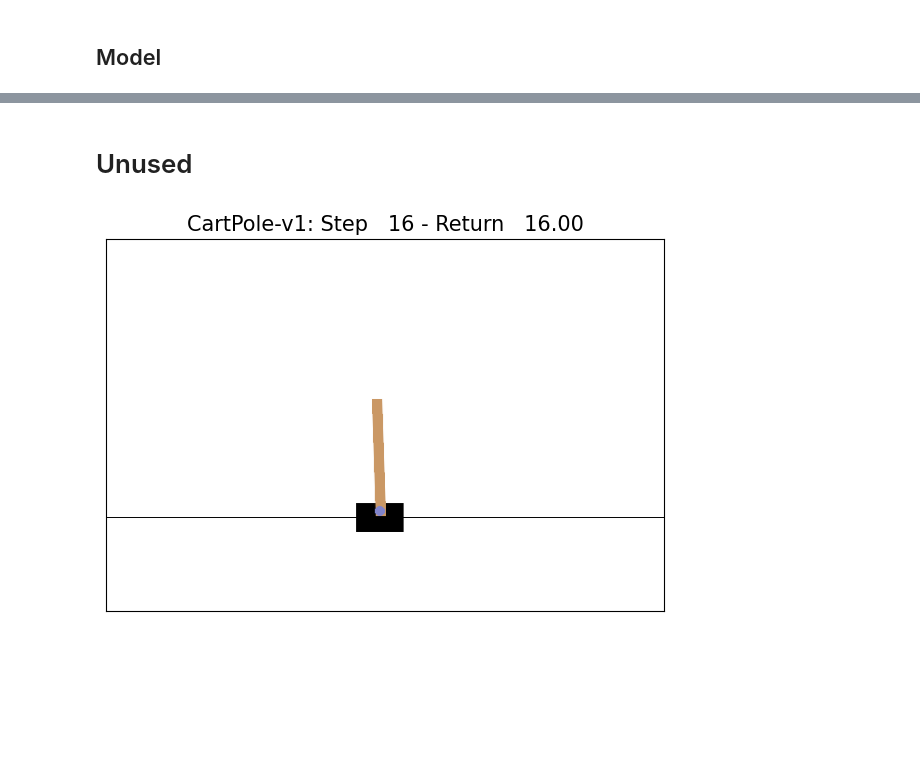
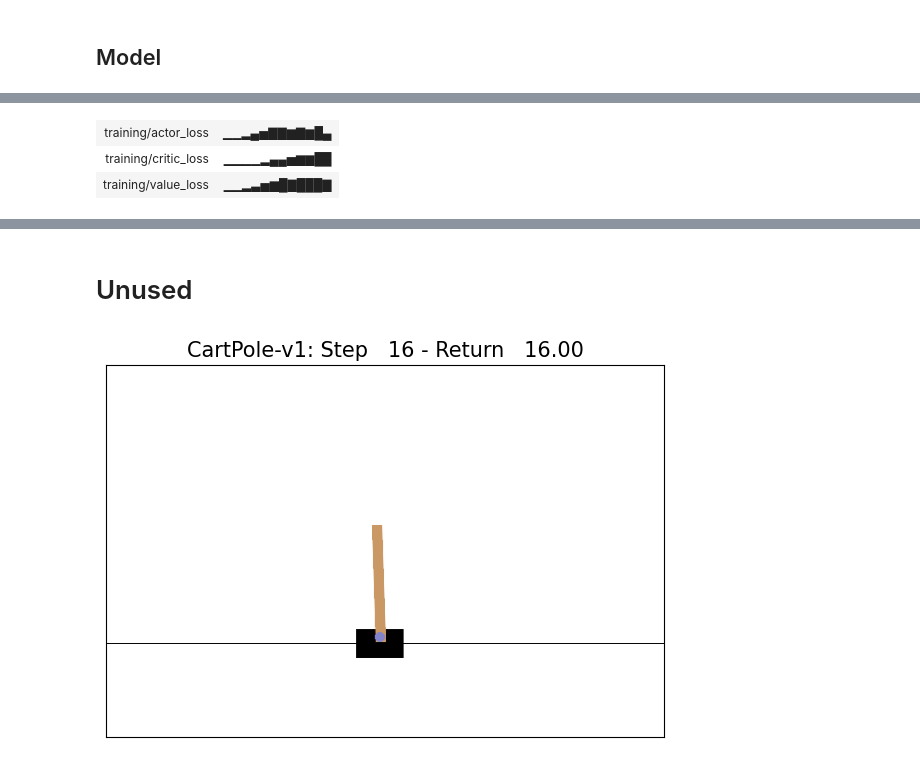
Before and after one commit to Dcyaprogrammer/UEWMIG, a Jupyter notebook: ExplorerDiscreteContinuousGymnax.ipynb, the cells around one changed output, grey strips where cells are left out. Drawn from its saved outputs; the diff is of its cells as text; code cells hidden in the pictures; blank space fills up the shorter version.

```diff
--- a/ExplorerDiscreteContinuousGymnax.ipynb
+++ b/ExplorerDiscreteContinuousGymnax.ipynb
@@ -874,11 +872,14 @@ os.environ["XLA_FLAGS"] = "--xla_gpu_triton_gemm_any=True"
 # %% [markdown]
 ## config
 # %%
+env, env_params = gymnax.make(env_name)
+
 class IQLConfig(BaseModel):
     # GENERAL
     algo: str = "IQL"
     project: str = "train-IQL"
-    env_name: str = "CartPole-v1"
+    env_name: str = env_name
+    num_actions: int = env.action_space(env_params).n
     seed: int = 42
     eval_episodes: int = 5
     log_interval: int = 100
@@ -1162,7 +1126,7 @@ class IQL(object):
             critic_params: flax.core.FrozenDict[str, Any]
         ) -> jnp.ndarray:
             q1, q2 = train_state.critic.apply_fn(
-                critic_params, batch.observations, batch.actions
+                critic_params, batch.observations, batch.actions, config.num_actions
             )
             critic_loss = ((q1 - target_q) ** 2 + (q2 - target_q) ** 2).mean()
             return critic_loss
@@ -1177,7 +1141,7 @@ class IQL(object):
         self, train_state: IQLTrainState, batch: Transition, config: IQLConfig
     ) -> Tuple["IQLTrainState", Dict]:
         q1, q2 = train_state.target_critic.apply_fn(
-            train_state.target_critic.params, batch.observations, batch.actions
+            train_state.target_critic.params, batch.observations, batch.actions, config.num_actions
         )
         q = jax.lax.stop_gradient(jnp.minimum(q1, q2))
         def value_loss_fn(value_params: flax.core.FrozenDict[str, Any]) -> jnp.ndarray:
@@ -1194,7 +1158,7 @@ class IQL(object):
     ) -> Tuple["IQLTrainState", Dict]:
         v = train_state.value.apply_fn(train_state.value.params, batch.observations)
         q1, q2 = train_state.critic.apply_fn(
-            train_state.target_critic.params, batch.observations, batch.actions
+            train_state.target_critic.params, batch.observations, batch.actions, config.num_actions
         )
         q = jnp.minimum(q1, q2)
         exp_a = jnp.exp((q - v) * config.beta)
@@ -1254,0 +1418,67 @@ class IQL(object):
+# %%
+if __name__ == "__main__":
+    wandb.init(config=iql_config, project=iql_config.project)
+
+    rng = jax.random.PRNGKey(iql_config.seed)
+    rng, _rng = jax.random.split(rng)
+
+    env, env_params = gymnax.make(iql_config.env_name)
+
+    # create train_state
+    example_batch: Transition = jax.tree_util.tree_map(lambda x: x[0], buffer)
+    train_state: IQLTrainState = create_iql_train_state(
+        _rng,
+        example_batch.observations,
+        example_batch.actions,
+        iql_config,
+    )
+
+    algo = IQL()
+    update_fn = jax.jit(algo.update_n_times, static_argnums=(3,))
+    act_fn = jax.jit(algo.get_action)
+    num_steps = iql_config.max_steps // iql_config.n_jitted_updates
+    eval_interval = iql_config.eval_interval // iql_config.n_jitted_updates
+    for i in tqdm.tqdm(range(1, num_steps + 1), smoothing=0.1, dynamic_ncols=True):
+        rng, subkey = jax.random.split(rng)
+        train_state, update_info = update_fn(train_state, buffer, subkey, iql_config)
+
+        if i % iql_config.log_interval == 0:
+            train_metrics = {f"training/{k}": v for k, v in update_info.items()}
+            wandb.log(train_metrics, step=i)
+
+        if i % eval_interval == 0:
+            policy_fn = partial(
+                act_fn,
+                temperature=0.0,
+                seed=jax.random.PRNGKey(0),
+                train_state=train_state,
+            )
+            normalized_score = evaluate(
+                policy_fn,
+                env,
+                env_params,
+                rng = _rng,
+                num_episodes=iql_config.eval_episodes,
+            )
+            print(i, normalized_score)
+            eval_metrics = {f"{iql_config.env_name}/normalized_score": normalized_score}
+            wandb.log(eval_metrics, step=i)
+
+    # final evaluation
+    policy_fn = partial(
+        act_fn,
+        temperature=0.0,
+        seed=jax.random.PRNGKey(0),
+        train_state=train_state,
+    )
+    normalized_score = evaluate(
+        policy_fn,
+        env,
+        env_params,
+        rng = _rng,
+        num_episodes=iql_config.eval_episodes,
+    )
+    print("Final Evaluation", normalized_score)
+    wandb.log({f"{config.env_name}/final_normalized_score": normalized_score})
+    wandb.finish()
+# %% [output]
@@ -1254,0 +1488,3 @@ class IQL(object):
+| training/actor_loss | ▁▁▂▄▅▇▇▆▇▆█▄ |
+| training/critic_loss | ▁▁▁▁▂▄▄▅▆▆██ |
+| training/value_loss | ▁▁▂▃▅▆█▇███▇ |
```
Also changed, not shown: parts of 19 cells of this notebook.
